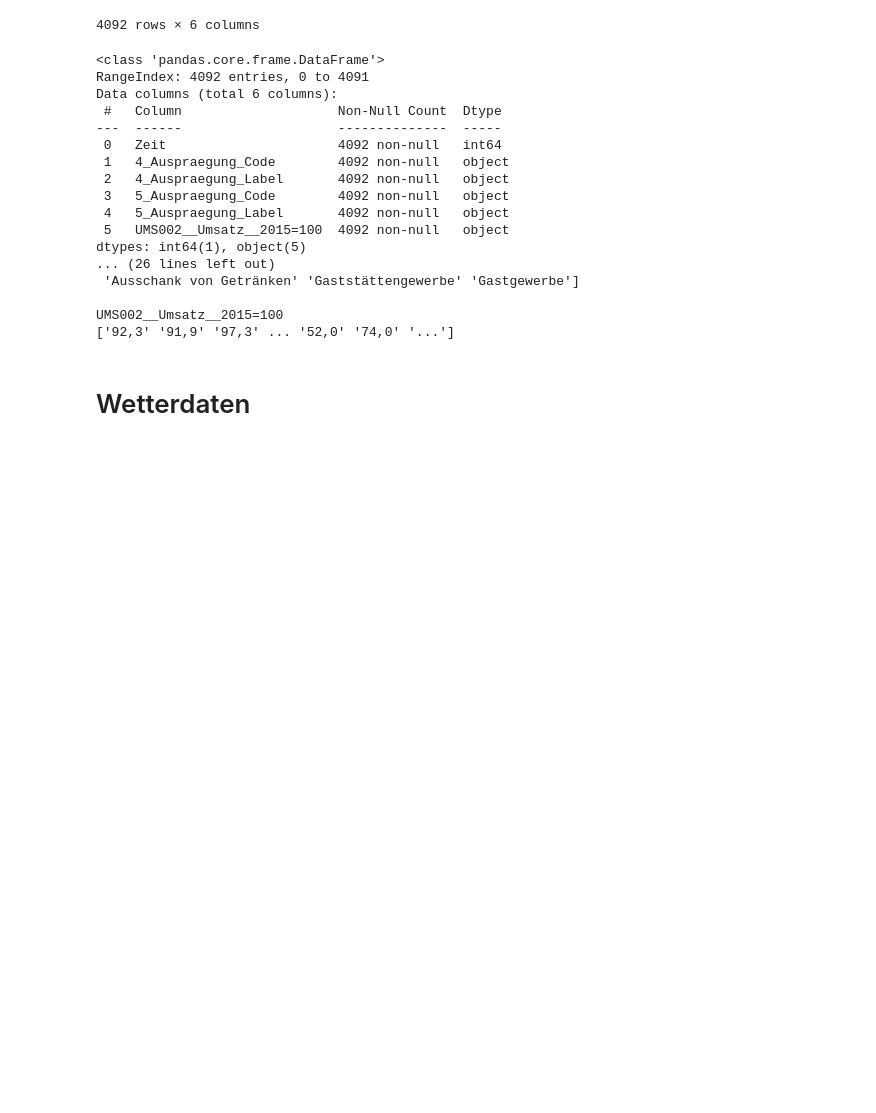
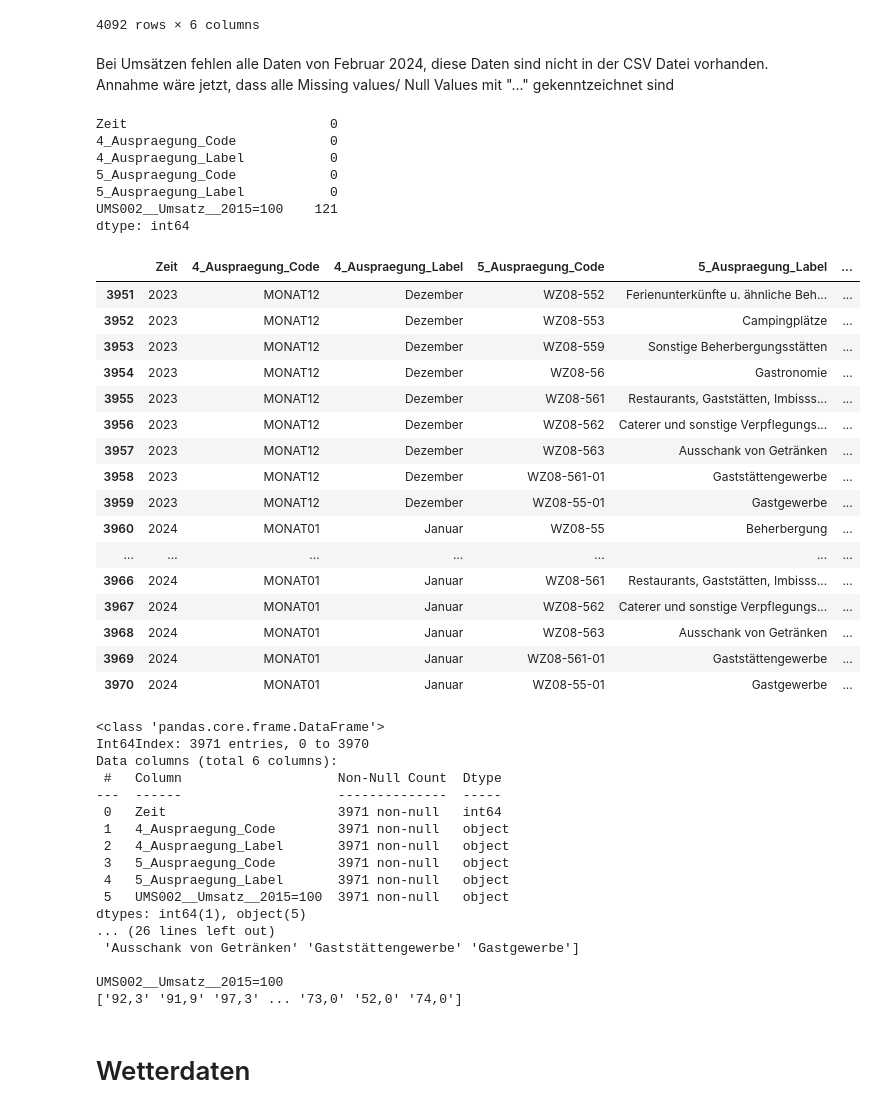
Before and after one commit to Fxvdi/dabi2-project, a Jupyter notebook: main.ipynb, the cells around one changed output. Saved outputs shown, nothing was run; the diff lists cells and outputs as text; code cells hidden in the pictures; blank space fills up the shorter version.

Commit message:
Missing Values Handle

```diff
--- a/main.ipynb
+++ b/main.ipynb
@@ -32,6 +32,48 @@ df_gastro
 | 4090 | 2024 | MONAT12 | Dezember | WZ08-561-01 | Gaststättengewerbe | ... |
 | 4091 | 2024 | MONAT12 | Dezember | WZ08-55-01 | Gastgewerbe | ... |
 4092 rows × 6 columns
+# %% [markdown]
+Bei Umsätzen fehlen alle Daten von Februar 2024, diese Daten sind nicht in der CSV Datei vorhanden.
+Annahme wäre jetzt, dass alle Missing values/ Null Values mit "..." gekenntzeichnet sind
+# %%
+import numpy as np
+
+# Ersetze "..."" durch NaN-Werte
+df_gastro.replace("...", np.nan, inplace=True)
+
+# Überprüfe, ob es fehlende Werte im DataFrame gibt
+missing_values = df_gastro.isnull().sum()
+
+# Zeige die Anzahl der fehlenden Werte für jede Spalte an
+print(missing_values)
+
+df_gastro = df_gastro.dropna()
+df_gastro.tail(20)
+# %% [output]
+Zeit                          0
+4_Auspraegung_Code            0
+4_Auspraegung_Label           0
+5_Auspraegung_Code            0
+5_Auspraegung_Label           0
+UMS002__Umsatz__2015=100    121
+dtype: int64
+|  | Zeit | 4_Auspraegung_Code | 4_Auspraegung_Label | 5_Auspraegung_Code | 5_Auspraegung_Label | ... |
+| 3951 | 2023 | MONAT12 | Dezember | WZ08-552 | Ferienunterkünfte u. ähnliche Beh... | ... |
+| 3952 | 2023 | MONAT12 | Dezember | WZ08-553 | Campingplätze | ... |
+| 3953 | 2023 | MONAT12 | Dezember | WZ08-559 | Sonstige Beherbergungsstätten | ... |
+| 3954 | 2023 | MONAT12 | Dezember | WZ08-56 | Gastronomie | ... |
+| 3955 | 2023 | MONAT12 | Dezember | WZ08-561 | Restaurants, Gaststätten, Imbisss... | ... |
+| 3956 | 2023 | MONAT12 | Dezember | WZ08-562 | Caterer und sonstige Verpflegungs... | ... |
+| 3957 | 2023 | MONAT12 | Dezember | WZ08-563 | Ausschank von Getränken | ... |
+| 3958 | 2023 | MONAT12 | Dezember | WZ08-561-01 | Gaststättengewerbe | ... |
+| 3959 | 2023 | MONAT12 | Dezember | WZ08-55-01 | Gastgewerbe | ... |
+| 3960 | 2024 | MONAT01 | Januar | WZ08-55 | Beherbergung | ... |
+| ... | ... | ... | ... | ... | ... | ... |
+| 3966 | 2024 | MONAT01 | Januar | WZ08-561 | Restaurants, Gaststätten, Imbisss... | ... |
+| 3967 | 2024 | MONAT01 | Januar | WZ08-562 | Caterer und sonstige Verpflegungs... | ... |
+| 3968 | 2024 | MONAT01 | Januar | WZ08-563 | Ausschank von Getränken | ... |
+| 3969 | 2024 | MONAT01 | Januar | WZ08-561-01 | Gaststättengewerbe | ... |
+| 3970 | 2024 | MONAT01 | Januar | WZ08-55-01 | Gastgewerbe | ... |
 # %%
 # Unique Values aus den Columns + Infos zum Dataframe
 
@@ -43,22 +85,22 @@ for colum in df_gastro.columns:
     print(" ")
 # %% [output]
 <class 'pandas.core.frame.DataFrame'>
-RangeIndex: 4092 entries, 0 to 4091
+Int64Index: 3971 entries, 0 to 3970
 Data columns (total 6 columns):
  #   Column                    Non-Null Count  Dtype
 ---  ------                    --------------  -----
- 0   Zeit                      4092 non-null   int64
- 1   4_Auspraegung_Code        4092 non-null   object
- 2   4_Auspraegung_Label       4092 non-null   object
- 3   5_Auspraegung_Code        4092 non-null   object
- 4   5_Auspraegung_Label       4092 non-null   object
- 5   UMS002__Umsatz__2015=100  4092 non-null   object
+ 0   Zeit                      3971 non-null   int64
+ 1   4_Auspraegung_Code        3971 non-null   object
+ 2   4_Auspraegung_Label       3971 non-null   object
+ 3   5_Auspraegung_Code        3971 non-null   object
+ 4   5_Auspraegung_Label       3971 non-null   object
+ 5   UMS002__Umsatz__2015=100  3971 non-null   object
 dtypes: int64(1), object(5)
 ... (26 lines left out)
  'Ausschank von Getränken' 'Gaststättengewerbe' 'Gastgewerbe']
 
 UMS002__Umsatz__2015=100
-['92,3' '91,9' '97,3' ... '52,0' '74,0' '...']
+['92,3' '91,9' '97,3' ... '73,0' '52,0' '74,0']
 # %%
 df_gastro.to_csv("Daten/gastro_filtered.csv")
 # %% [markdown]
```
Also changed, not shown: 1 other file.
